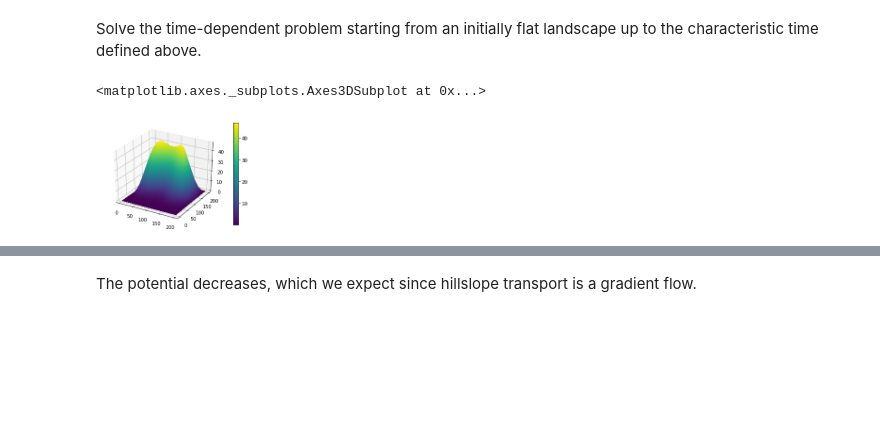
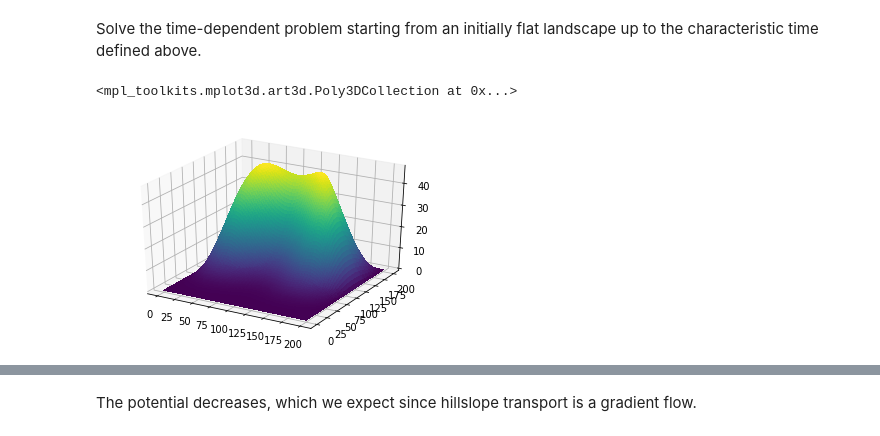
Before and after one commit to danshapero/hillslope, a Jupyter notebook: hillslope.ipynb, the cells around one changed output, grey strips where cells are left out. Saved outputs shown, nothing was run; the diff lists cells and outputs as text; code cells hidden in the pictures; blank space fills up the shorter version.

```diff
--- a/hillslope.ipynb
+++ b/hillslope.ipynb
@@ -70,10 +70,10 @@ for step in range(num_steps + 1):
     z.assign(hillslope.solve(dt, z, u))
     Js[step] = firedrake.assemble(J)
-# %%
-firedrake.plot(z, cmap='viridis', plot3d=True)
-# %% [output]
-<matplotlib.axes._subplots.Axes3DSubplot at 0x...>
-[figure, removed]
+# %%
+firedrake.trisurf(z)
+# %% [output]
+<mpl_toolkits.mplot3d.art3d.Poly3DCollection at 0x...>
+[figure, added]
 # %%
 import matplotlib.pyplot as plt
 plt.plot(Js)
```
Also changed, not shown: parts of 6 cells of this notebook.
